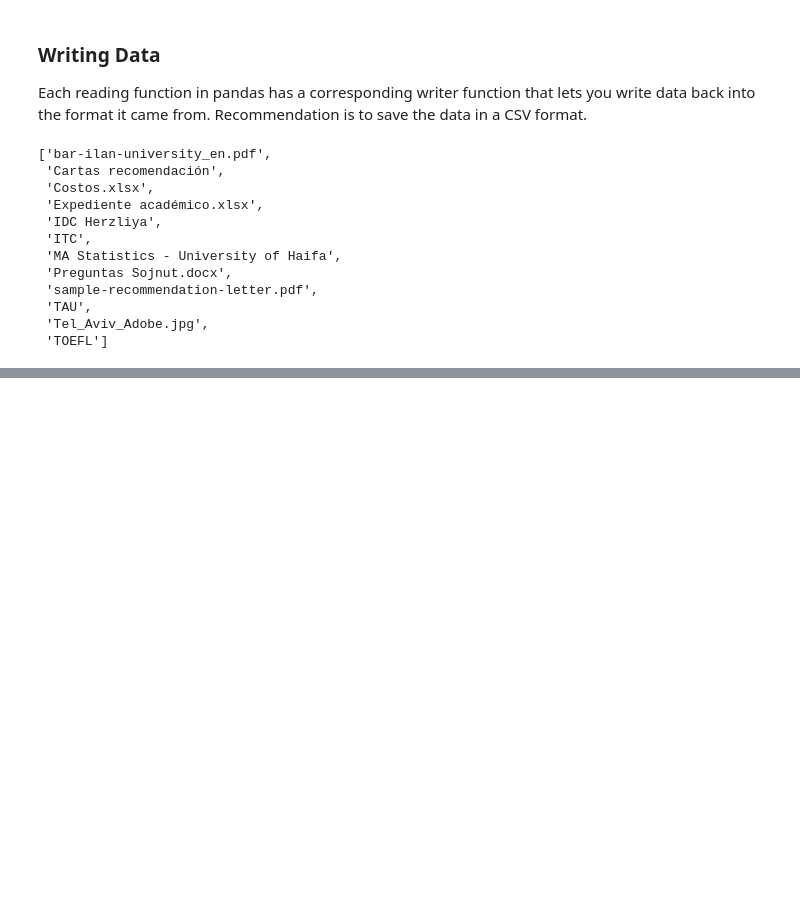
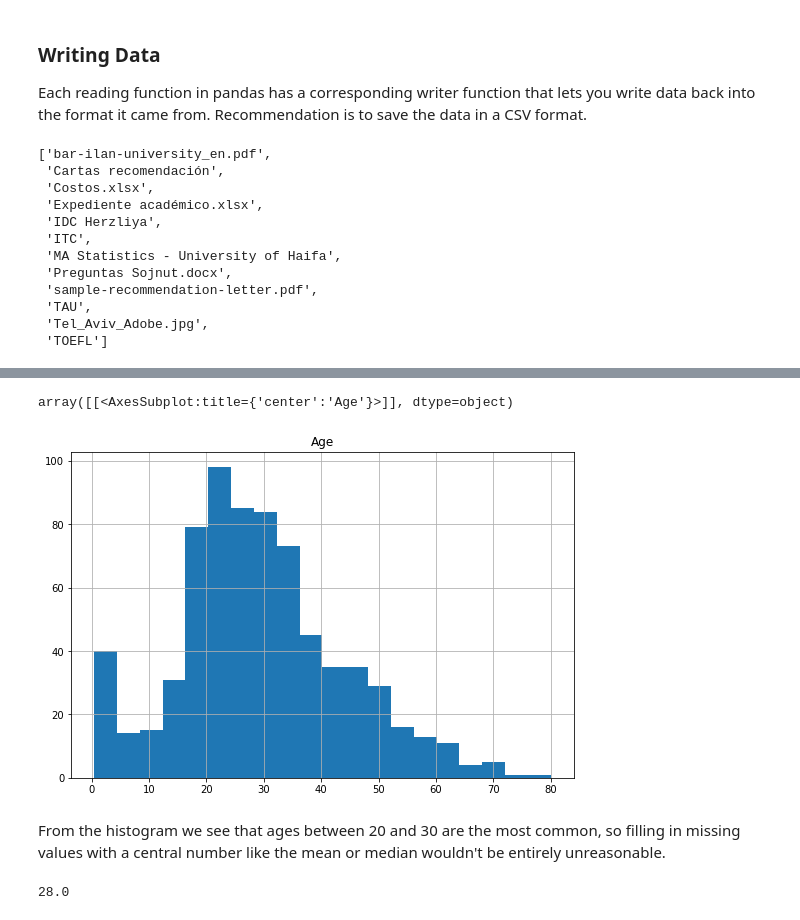
Before and after one commit to micaelasinger/PythonForDataAnalysis, a Jupyter notebook: Python for Data Analysis.ipynb, the cells around one changed output, grey strips where cells are left out. Saved outputs shown, nothing was run; the diff lists cells and outputs as text; code cells hidden in the pictures; blank space fills up the shorter version.

```diff
--- a/Python for Data Analysis.ipynb
+++ b/Python for Data Analysis.ipynb
@@ -1433,0 +1985,6 @@ os.listdir("C://Users//Micaela Rodriguez//Documents//Alia//Documentos Alia//Mast
+# %%
+# Transform Pclass into an ordered categorical variable
+new_Pclass = pd.Categorical(titanic_train["Pclass"], ordered = True)
+
+new_Pclass = new_Pclass.rename_categories(["Class1","Class2","Class3"])
+new_Pclass.describe()
@@ -1433,0 +1997,2 @@ os.listdir("C://Users//Micaela Rodriguez//Documents//Alia//Documentos Alia//Mast
+# %%
+titanic_train["Pclass"] = new_Pclass
@@ -1433,0 +2025,6 @@ os.listdir("C://Users//Micaela Rodriguez//Documents//Alia//Documentos Alia//Mast
+# %%
+# Group cabin by letter
+char_cabin = titanic_train["Cabin"].astype(str)   # Convert data to str
+new_Cabin = np.array([cabin[0] for cabin in char_cabin])    # Take the first letter
+new_Cabin = pd.Categorical(new_Cabin)
+new_Cabin.describe()
@@ -1433,0 +2047,3 @@ os.listdir("C://Users//Micaela Rodriguez//Documents//Alia//Documentos Alia//Mast
+# %%
+# Keep cabin variable
+titanic_train["Cabin"] = new_Cabin
@@ -1433,0 +2111,15 @@ os.listdir("C://Users//Micaela Rodriguez//Documents//Alia//Documentos Alia//Mast
+# %%
+# Histogram of Age
+titanic_train.hist(column = "Age",      # Column to plot
+                   figsize = (9,6),     # Plot size
+                   bins = 20)           # Number of histogram bins
+# %% [output]
+array([[<AxesSubplot:title={'center':'Age'}>]], dtype=object)
+[figure, added]
+# %% [markdown]
+From the histogram we see that ages between 20 and 30 are the most common, so filling in missing values with a central number like the mean or median wouldn't be entirely unreasonable.
+# %%
+# Get median
+titanic_train["Age"].median()
+# %% [output]
+28.0
```
Also changed, not shown: parts of 101 cells of this notebook.
